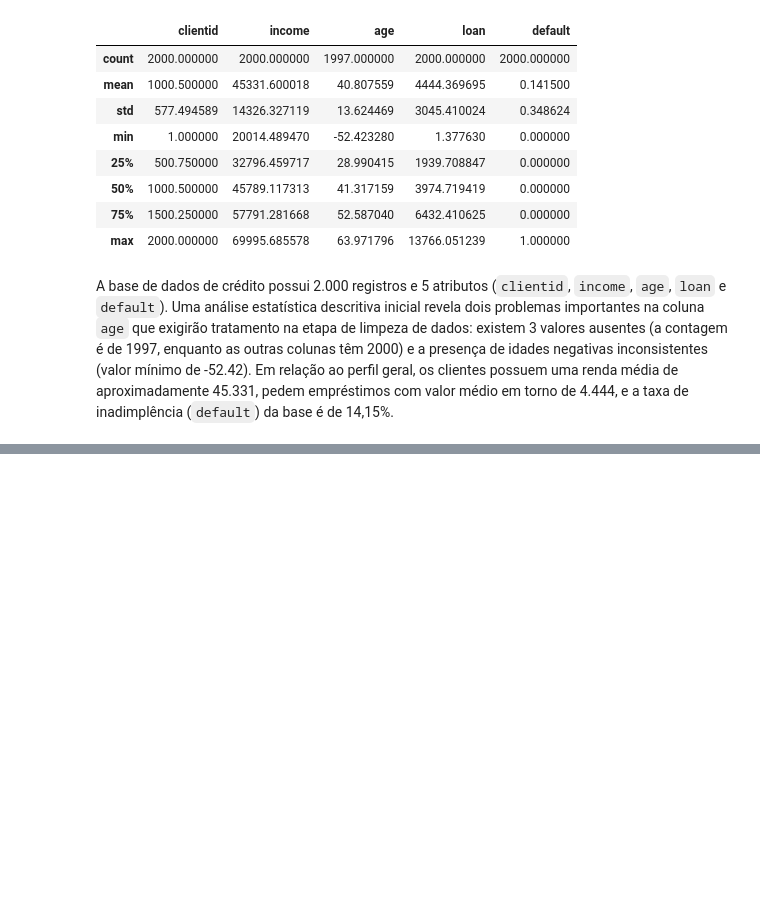
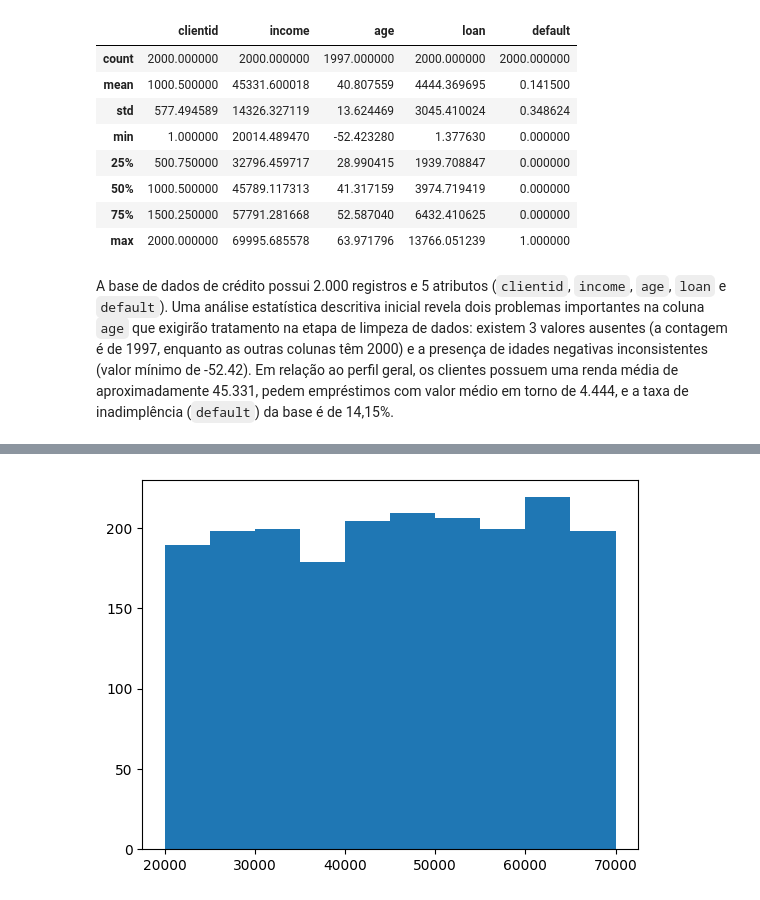
Before and after one commit to MarioViniciusBC/risco_credito, a Jupyter notebook: pre_processamento_dados.ipynb, the cells around one changed output, grey strips where cells are left out. Cells and saved outputs as stored; diff of their text form; code cells hidden in the pictures; blank space fills up the shorter version.

```diff
--- a/pre_processamento_dados.ipynb
+++ b/pre_processamento_dados.ipynb
@@ -94,0 +166,4 @@ A base de dados de crédito possui 2.000 registros e 5 atributos (`clientid`, `i
+# %%
+plt.hist(x = dados['income']);
+# %% [output]
+[figure, added]
```
Also changed, not shown: parts of 24 cells of this notebook.
